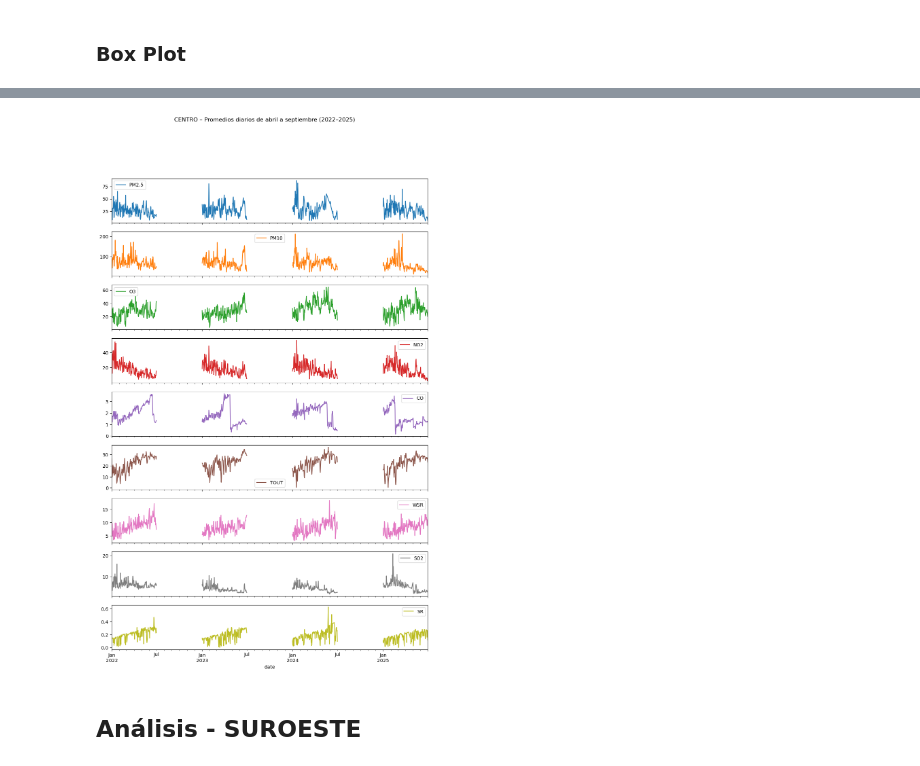
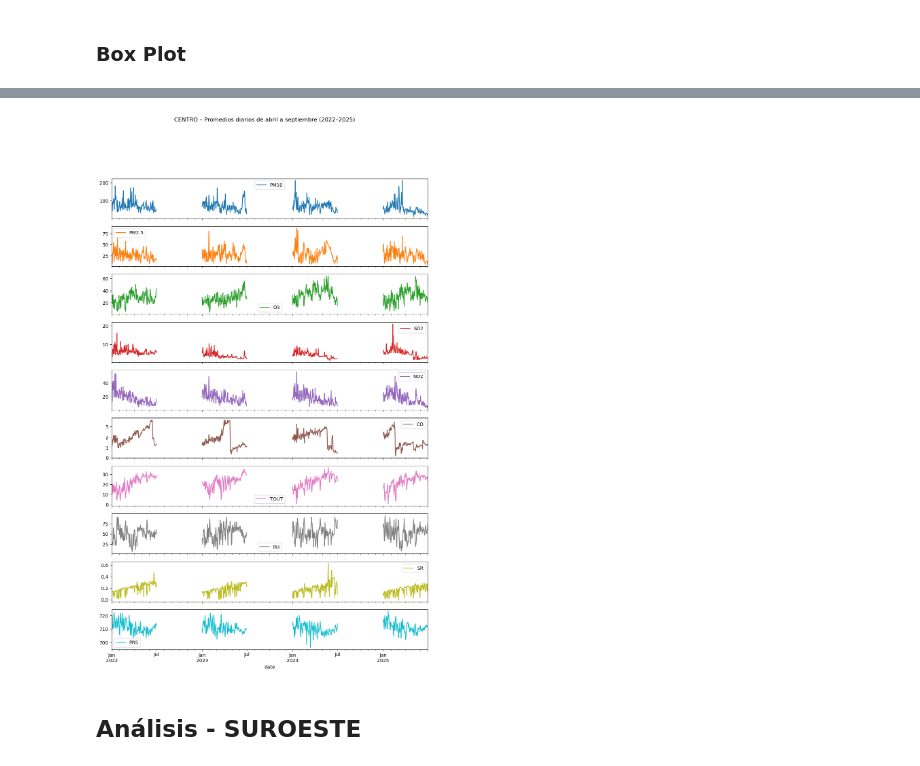
Before and after one commit to a01781585/Reto_MA2003B, a Jupyter notebook: Calidad_Aire_y_Contaminantes_ZMM.ipynb, the cells around one changed output, grey strips where cells are left out. Cells and saved outputs as stored; diff of their text form; code cells hidden in the pictures.

```diff
--- a/Calidad_Aire_y_Contaminantes_ZMM.ipynb
+++ b/Calidad_Aire_y_Contaminantes_ZMM.ipynb
@@ -770,5 +768,5 @@ memory usage: 2.8 MB
 # %%
-cols_to_plot = ['CO', 'NO', 'NO2', 'O3', 'PM10', 'PM2.5', 'SO2', 'SR', 'TOUT', 'WSR', 'WDR']
+cols_to_plot = ['PM10', 'PM2.5', 'O3', 'SO2','NO2','CO','TOUT','RH','SR','PRS']
 df[cols_to_plot].resample("D").mean().plot(subplots=True, figsize=(12, 18), sharex=True)
 plt.suptitle("CENTRO – Promedios diarios 2022–2025", y=1.02)
 plt.show()
@@ -972,39 +967,0 @@ plt.show()
-# %%
-df = df_CENTRO_22_25.copy()
-
-df.index = pd.to_datetime(df.index)
-
-years = [2022, 2023, 2024, 2025]
-numeric_cols = df.select_dtypes(include=["number"]).columns.tolist()
-
-results = []
-
-for year in years:
-    df_year = df[df.index.year == year]
-
-    for col in numeric_cols:
-        data = df_year[col].dropna().values
-
-        mu = data.mean()
-        sigma = data.std(ddof=1)
-
-        if sigma == 0:
-            continue
-
-        stat, p = kstest(data, 'norm', args=(mu, sigma))
-
-        results.append({
-            "region": "CENTRO",
-            "year": year,
-            "variable": col,
-            "n": len(data),
-            "ks_stat": stat,
-            "p_value": p,
-        })
-
-ks_results_centro = pd.DataFrame(results)
-ks_results_centro
-
-ks_results_centro.assign(
-    is_normal = ks_results_centro["p_value"] >= 0.05
-)
@@ -1048,16 +968,12 @@ Intel MKL WARNING: Support of Intel(R) Streaming SIMD Extensions 4.2 (Intel(R) S
 # %%
-# Graficar solo de abril a septiembre de todos los años
-
-cols_to_plot = ["PM2.5", "PM10", "O3", "NO2", "CO", "TOUT", "WSR", "SO2", "SR"]
-
 # Extraer solo los datos entre abril y septiembre de cada año
 df_periodo = df[(df.index.month >= 1) & (df.index.month <= 6)]
 
 df_periodo[cols_to_plot].resample("D").mean().plot(subplots=True, figsize=(12, 18), sharex=True)
 plt.suptitle("CENTRO – Promedios diarios de abril a septiembre (2022–2025)")
 plt.show()
 # %% [output]
-[figure, old version]
+[figure, new version]
 # %% [markdown]
 ## Análisis - SUROESTE
 # %% [markdown]
```
Also changed, not shown: parts of 14 cells of this notebook, 6 other files.
